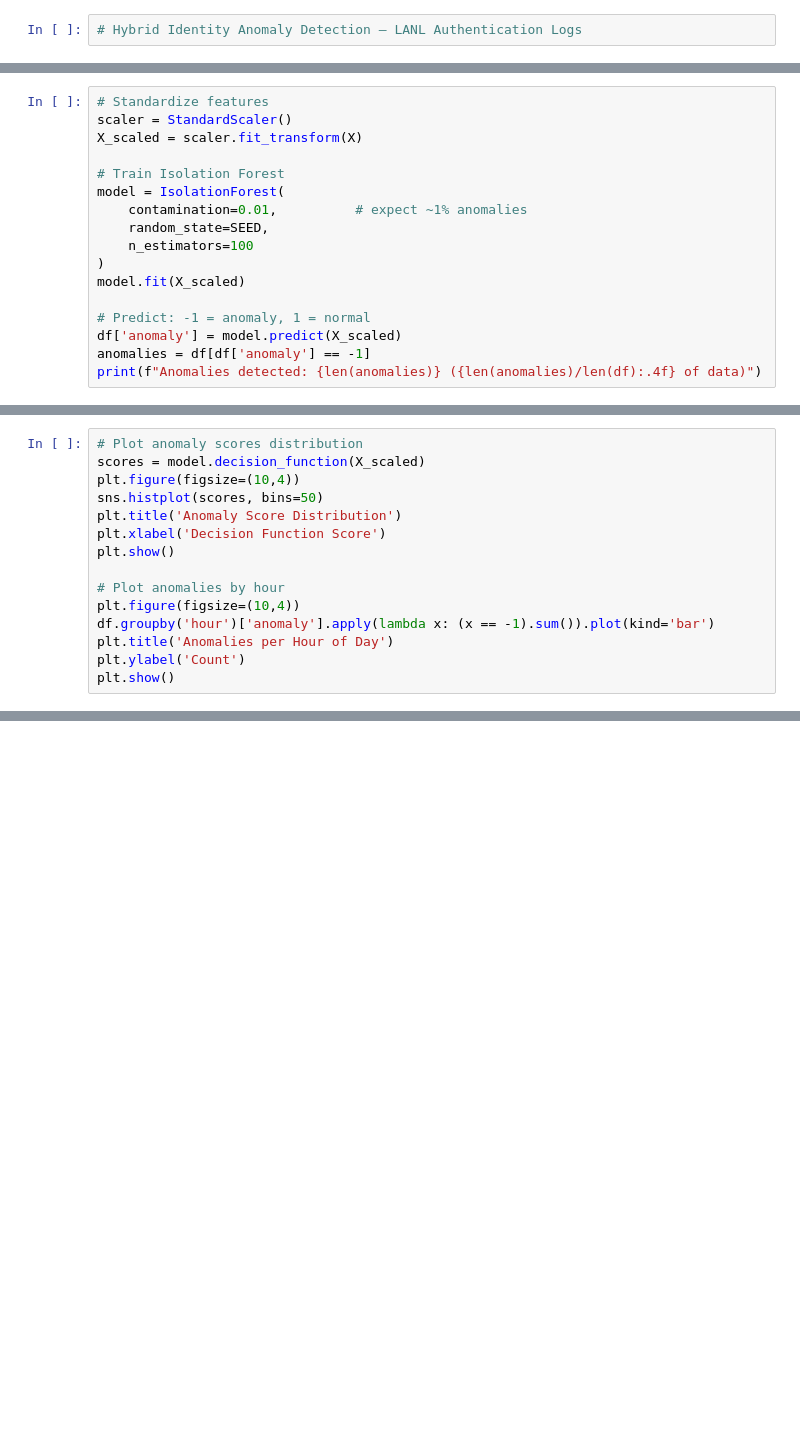
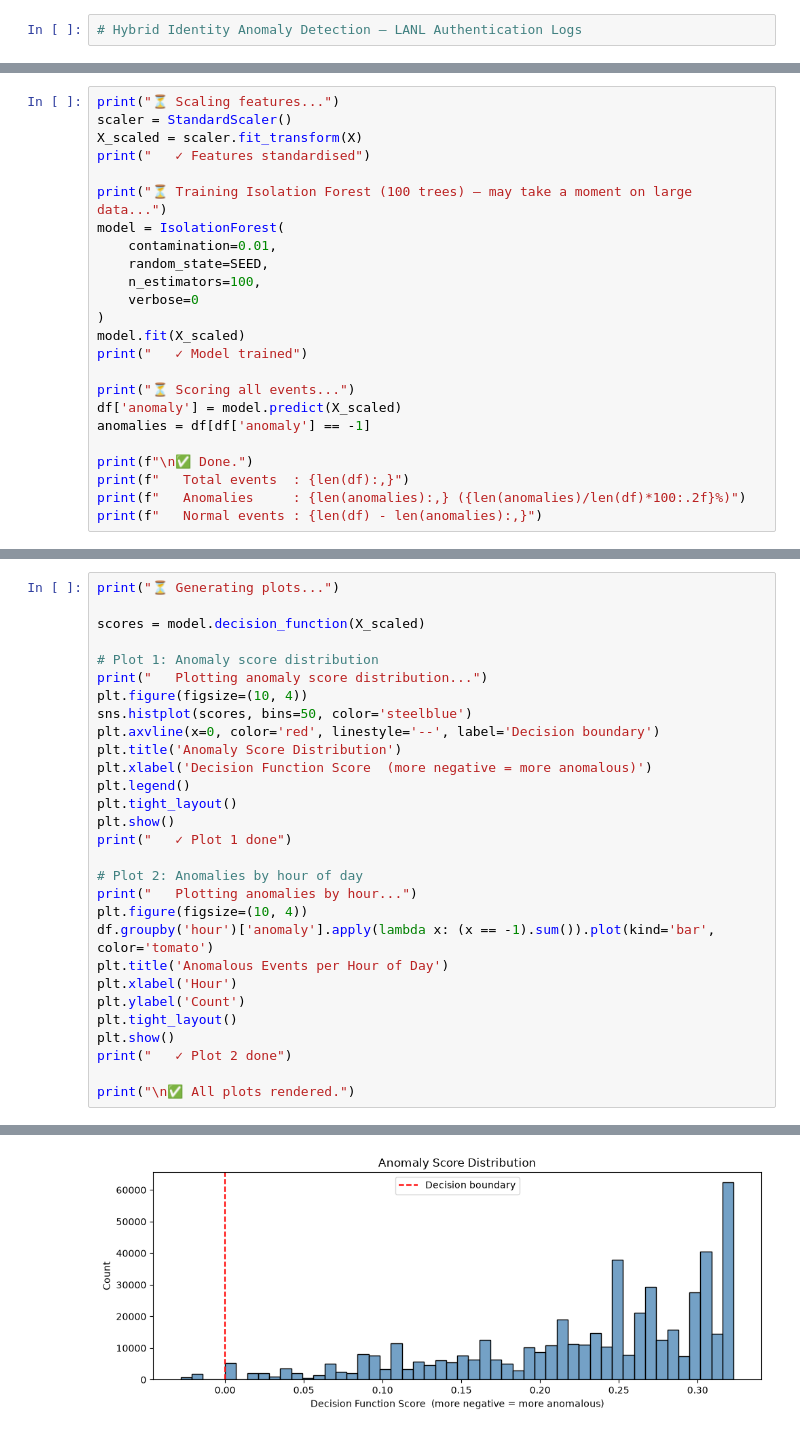
Before and after one commit to samuelgtetteh/ai-cybersecurity-portfolio, a Jupyter notebook: notebooks/03_hybrid_identity_anomaly.ipynb, the cells around one changed output, grey strips where cells are left out. Cells and saved outputs as stored; diff of their text form; blank space fills up the shorter version.

```diff
--- a/notebooks/03_hybrid_identity_anomaly.ipynb
+++ b/notebooks/03_hybrid_identity_anomaly.ipynb
@@ -59,17 +117,24 @@ X.head()
 # %%
-# Standardize features
+print("⏳ Scaling features...")
 scaler = StandardScaler()
 X_scaled = scaler.fit_transform(X)
+print("   ✓ Features standardised")
 
-# Train Isolation Forest
+print("⏳ Training Isolation Forest (100 trees) — may take a moment on large data...")
 model = IsolationForest(
-    contamination=0.01,          # expect ~1% anomalies
+    contamination=0.01,
     random_state=SEED,
-    n_estimators=100
+    n_estimators=100,
+    verbose=0
 )
 model.fit(X_scaled)
+print("   ✓ Model trained")
 
-# Predict: -1 = anomaly, 1 = normal
+print("⏳ Scoring all events...")
 df['anomaly'] = model.predict(X_scaled)
 anomalies = df[df['anomaly'] == -1]
-print(f"Anomalies detected: {len(anomalies)} ({len(anomalies)/len(df):.4f} of data)")
+
+print(f"\n✅ Done.")
+print(f"   Total events  : {len(df):,}")
+print(f"   Anomalies     : {len(anomalies):,} ({len(anomalies)/len(df)*100:.2f}%)")
+print(f"   Normal events : {len(df) - len(anomalies):,}")
@@ -96,15 +205,30 @@ else:
 # %%
-# Plot anomaly scores distribution
+print("⏳ Generating plots...")
+
 scores = model.decision_function(X_scaled)
-plt.figure(figsize=(10,4))
-sns.histplot(scores, bins=50)
+
+# Plot 1: Anomaly score distribution
+print("   Plotting anomaly score distribution...")
+plt.figure(figsize=(10, 4))
+sns.histplot(scores, bins=50, color='steelblue')
+plt.axvline(x=0, color='red', linestyle='--', label='Decision boundary')
 plt.title('Anomaly Score Distribution')
-plt.xlabel('Decision Function Score')
+plt.xlabel('Decision Function Score  (more negative = more anomalous)')
+plt.legend()
+plt.tight_layout()
 plt.show()
+print("   ✓ Plot 1 done")
 
-# Plot anomalies by hour
-plt.figure(figsize=(10,4))
-df.groupby('hour')['anomaly'].apply(lambda x: (x == -1).sum()).plot(kind='bar')
-plt.title('Anomalies per Hour of Day')
+# Plot 2: Anomalies by hour of day
+print("   Plotting anomalies by hour...")
+plt.figure(figsize=(10, 4))
+df.groupby('hour')['anomaly'].apply(lambda x: (x == -1).sum()).plot(kind='bar', color='tomato')
+plt.title('Anomalous Events per Hour of Day')
+plt.xlabel('Hour')
 plt.ylabel('Count')
+plt.tight_layout()
 plt.show()
+print("   ✓ Plot 2 done")
+
+print("\n✅ All plots rendered.")
+# %% [output]
@@ -110,0 +237 @@ plt.show()
+[figure, added]
```
Also changed, not shown: parts of 8 cells of this notebook, 6 other files.
